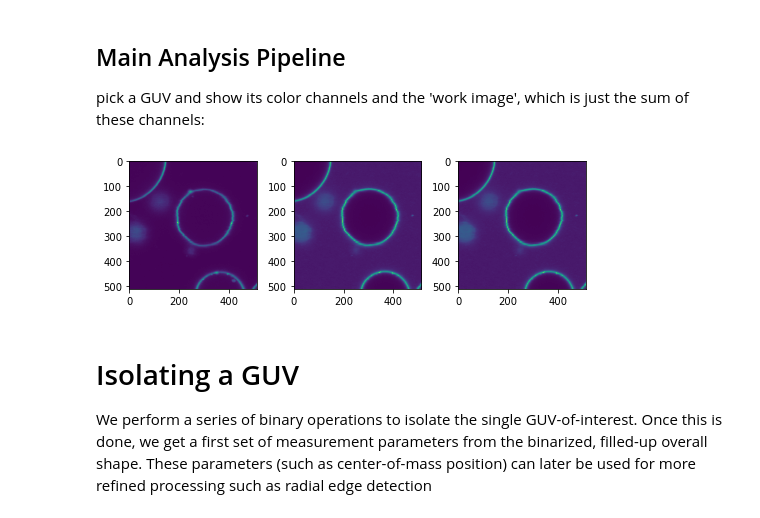
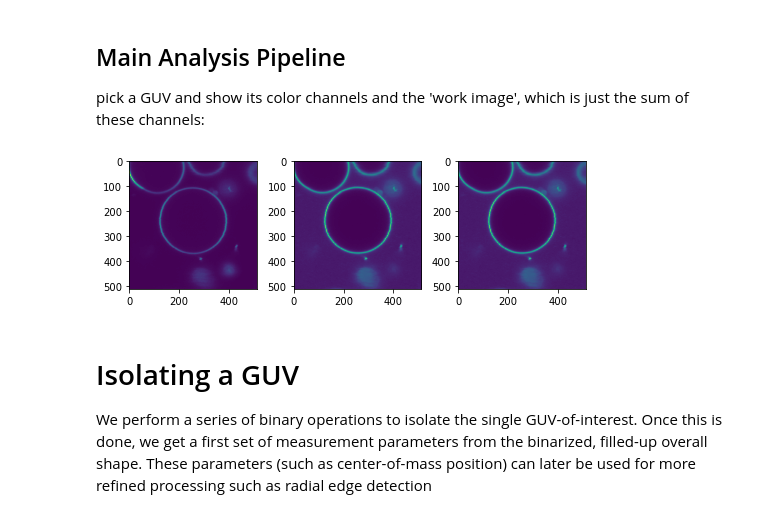
Before and after one commit to jacobkers/Vesicle_analysis, a Jupyter notebook: python/Bert_basic_pipeline_notebook.ipynb, the cells around one changed output. Cells and saved outputs as stored; diff of their text form; code cells hidden in the pictures.

```diff
--- a/python/Bert_basic_pipeline_notebook.ipynb
+++ b/python/Bert_basic_pipeline_notebook.ipynb
@@ -49,7 +45,7 @@ We define a `GUV` class to store properties of a single GUV movie.
 # %%
 # Example usage
 if 1:
-    excelpath=str("D:/jkerssemakers/Dropbox/CD_recent/BN_CD24_Bert/")
+    excelpath=str("C:/Users/bvanherck/Documents/Python Scripts/CD23_Rafa-master/python/2024_Bert/")
     excelname =str("Bert_data_overview.xlsx")
 wb = load_workbook(excelpath+excelname)
 sheet_files = wb['guvs']
@@ -80,25 +76,25 @@ for row_cells in sheet_files.iter_rows(min_row=2, max_row=sheet_files.max_row):
 ## Main Analysis Pipeline
 pick a GUV and show its color channels and the 'work image', which is just the sum of these channels:
 # %%
-Guv = Guv_list[2]
+Guv = Guv_list[0]
 image_path = Guv.pathname + '\\' + Guv.filename
 roi = np.array(io.imread(image_path))
 # extract other basic metadata
 clrs, rr,cc,=np.shape(roi)
 fig, axs = plt.subplots(1, clrs +1)
 #setup a work image for edge detection etc
 for color_i, chan in enumerate(roi):
     if color_i==0:
         roi_work=chan-np.min(chan)
     else:
             roi_work=+ chan - np.min(chan)
             roi_main = chan  #to be used later
     axs[color_i].imshow(chan)
 axs[color_i+1].imshow(roi_work)
 fig.tight_layout()
 plt.show()
 # %% [output]
-[figure, old version]
+[figure, new version]
 # %% [markdown]
 # Isolating a GUV
 
```
Also changed, not shown: parts of 7 cells of this notebook.
